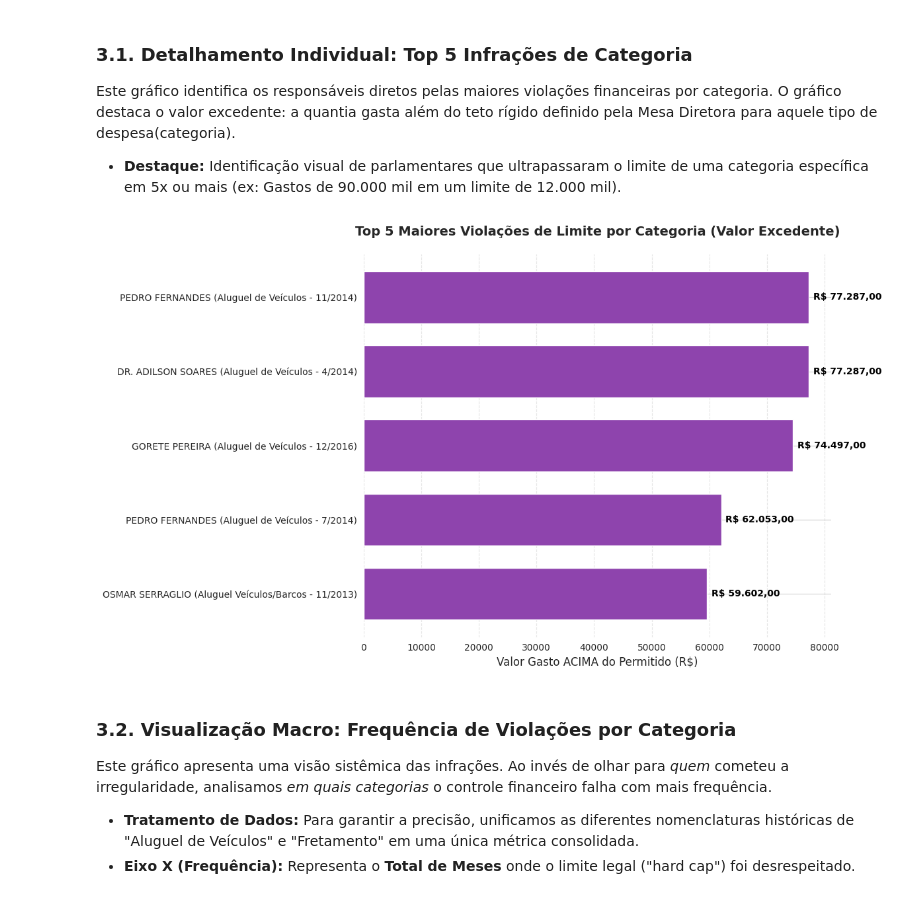
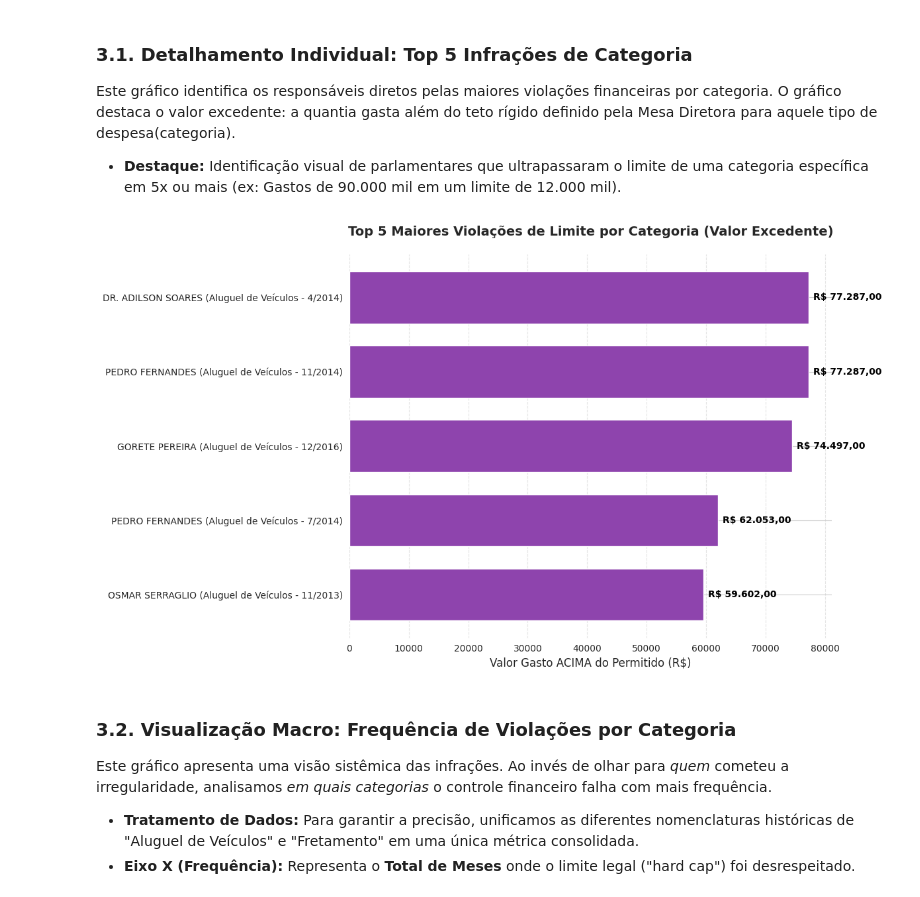
Before and after one commit to zlimaz/ceap-data-warehouse, a Jupyter notebook: data layer/silver/analytcs.ipynb, the cells around one changed output. Drawn from its saved outputs; the diff is of its cells as text; code cells hidden in the pictures.

Commit message:
fix: Corrigindo o ETL e corrigindo os graficos do analytcs da silver apos mudança no etl_raw_to_silver

```diff
--- a/data layer/silver/analytcs.ipynb
+++ b/data layer/silver/analytcs.ipynb
@@ -174,32 +174,32 @@ Realizamos o cruzamento exato das descrições de despesa (tratando variações
 # %%
 # Regra de Negócio 2: Limites de custos por categoria
 
-#  Definição dos Limites (Nomes EXATOS vindos do banco)
+#  Definição dos Limites (Nomes EXATOS da Silver Limpa/Unificada)
 limites_categoria = {
+    # Nomes que NÃO mudaram no ETL
     'FUELS AND LUBRICANTS.': 9392.00,
-
-    # Variações de aluguel que encontramos no banco
-    'RENTAL OR CHARTERING OF MOTOR VEHICLES': 12713.00,
-    'RENTING OF MOTOR VEHICLES OR CHARTERING OF BOATS': 12713.00,
-
-    # Correção do nome do Taxi (Service &)
     'TAXI SERVICE, TOLL & PARKING': 2700.00,
 
-    'SECURITY SERVICE PROVIDED BY SPECIALIZED COMPANY.': 8700.00
+    # Nomes NOVOS (Unificados no ETL anterior)
+    # Note que agora usamos uma chave só para todos os aluguéis
+    'RENTING OF VEHICLES': 12713.00,
+
+    # Nome NOVO (Encurtado no ETL)
+    'SECURITY SERVICE': 8700.00
 }
+
 # Criando um dataframe novo df_limites_cat que reune
 df_limites_cat = pd.DataFrame(list(limites_categoria.items()), columns=['receipt_description', 'limite_categoria'])
 
-# Cálculo (Agrupado por Mês)
+# Cálculo (Agrupado por Mês) -> MANTENHA IGUAL
 gasto_categoria = df.groupby(['deputy_name', 'state_code', 'ano', 'mes', 'receipt_description'])['receipt_value'].sum().reset_index()
 
-# Cruzamento e Flags - Faz um Inner Join, sinaliza a flag e calcula o excedente
+# Cruzamento e Flags -> MANTENHA IGUAL
 df_regra2 = pd.merge(gasto_categoria, df_limites_cat, on='receipt_description', how='inner')
 df_regra2['flag_estouro'] = df_regra2['receipt_value'] > df_regra2['limite_categoria']
 df_regra2['excedente'] = df_regra2['receipt_value'] - df_regra2['limite_categoria']
 
-# Tabela de Validação
-# Filtra apenas quem estourou
+# Tabela de Validação -> MANTENHA IGUAL
 df_infratores_cat = df_regra2[df_regra2['flag_estouro'] == True].copy()
 
 print(f" ANÁLISE MICRO: Identificamos {len(df_infratores_cat)} meses com estouro de categoria.")
@@ -232,22 +232,26 @@ O gráfico destaca o valor excedente: a quantia gasta além do teto rígido defi
 
 import matplotlib.pyplot as plt
 import pandas as pd
+import seaborn as sns
 
 # Preparação dos dados
 # Usamos a tabela já calculada. Copiamos para não alterar a original.
 df_plot = tabela_apresentacao.copy()
 
-# Dicionário para simplificar os nomes gigantes das categorias
-# Mapeamos o nome longo (chave) para o nome curto (valor)
+# Dicionário para simplificar os nomes (ATUALIZADO PARA A SILVER LIMPA)
 mapa_categorias = {
-    'RENTAL OR CHARTERING OF MOTOR VEHICLES': 'Aluguel de Veículos',
-    'RENTING OF MOTOR VEHICLES OR CHARTERING OF BOATS': 'Aluguel Veículos/Barcos',
-    # Adicione outros se aparecerem no Top 5 futuramente
+    # Agora usamos a chave única que criamos no ETL
+    'RENTING OF VEHICLES': 'Aluguel de Veículos',
+
+    # Nome que foi encurtado no ETL
+    'SECURITY SERVICE': 'Segurança Privada',
+
+    # Nomes que não mudaram, mas vale manter a tradução
     'FUELS AND LUBRICANTS.': 'Combustíveis',
-    'SECURITY SERVICE PROVIDED BY SPECIALIZED COMPANY.': 'Segurança Privada'
+    'TAXI SERVICE, TOLL & PARKING': 'Táxi e Pedágio'
 }
 
-# Aplicamos o mapeamento. Se não achar no dicionário, mantém o original.
+# Aplicamos o mapeamento. Se não achar no dicionário, mantém o original (fallback).
 df_plot['Cat_Curta'] = df_plot['Categoria'].map(mapa_categorias).fillna(df_plot['Categoria'])
 
 # Criar Rótulo Único e Explicativo
@@ -272,36 +276,35 @@ barras = plt.barh(
     color='#8e44ad',
     height=0.7
 )
 
-# Plotagem dos Valores
+# Títulos e Labels
 plt.title('Top 5 Maiores Violações de Limite por Categoria (Valor Excedente)', fontsize=14, fontweight='bold', pad=20)
 plt.xlabel('Valor Gasto ACIMA do Permitido (R$)', fontsize=12)
 plt.grid(axis='x', linestyle='--', alpha=0.5)
 
 # Adicionar os valores R$ na frente de cada barra
-# Usamos um pequeno deslocamento (max_valor * 0.01) para o texto não colar na barra
 max_valor = df_plot['EXCEDENTE (R$)'].max()
 offset = max_valor * 0.01
 
 for i, valor in enumerate(df_plot['EXCEDENTE (R$)']):
     # Formata o valor para R$ brasileiro
     texto_valor = f"R$ {valor:,.2f}".replace(',', 'X').replace('.',',').replace('X','.')
     plt.text(
         valor + offset,
         i,
         texto_valor,
         va='center',
         fontweight='bold',
         color='black'
     )
 
 # Remove as bordas desnecessárias do gráfico para limpar o visual
 sns.despine(left=True, bottom=True)
 
 plt.tight_layout()
 plt.show()
 # %% [output]
-[figure, old version]
+[figure, new version]
 # %% [markdown]
 ### 3.2. Visualização Macro: Frequência de Violações por Categoria
 
```
Also changed, not shown: parts of 4 cells of this notebook, 1 other file.
